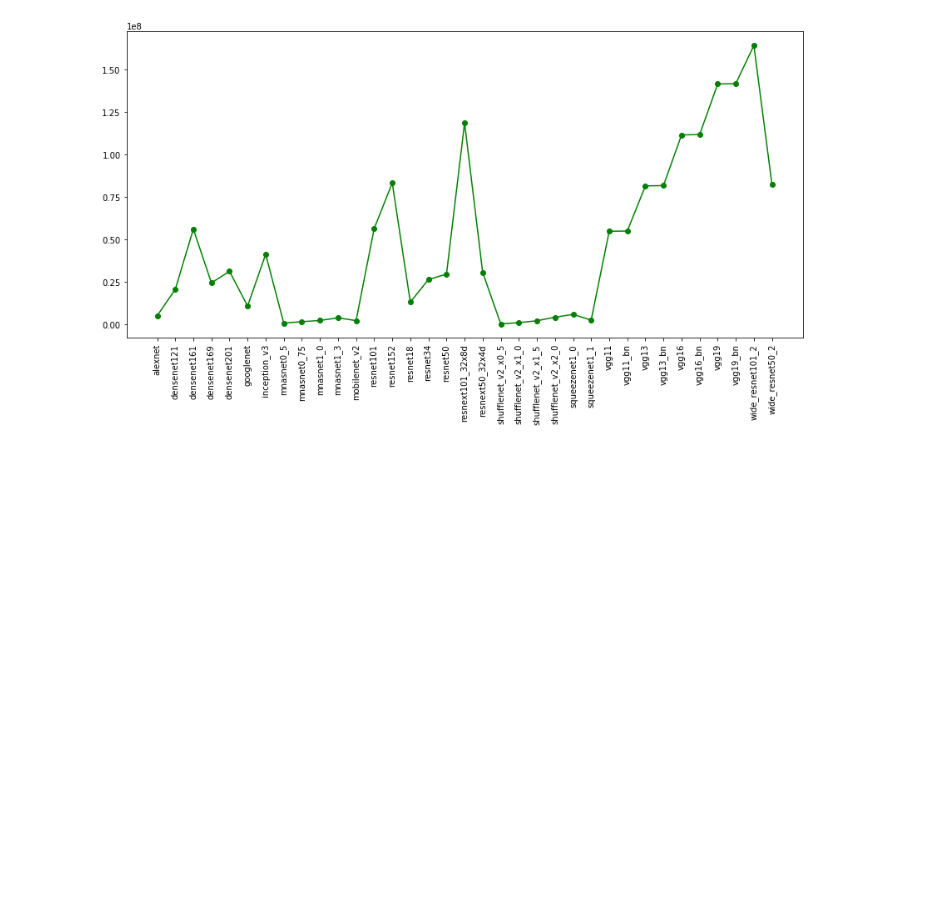
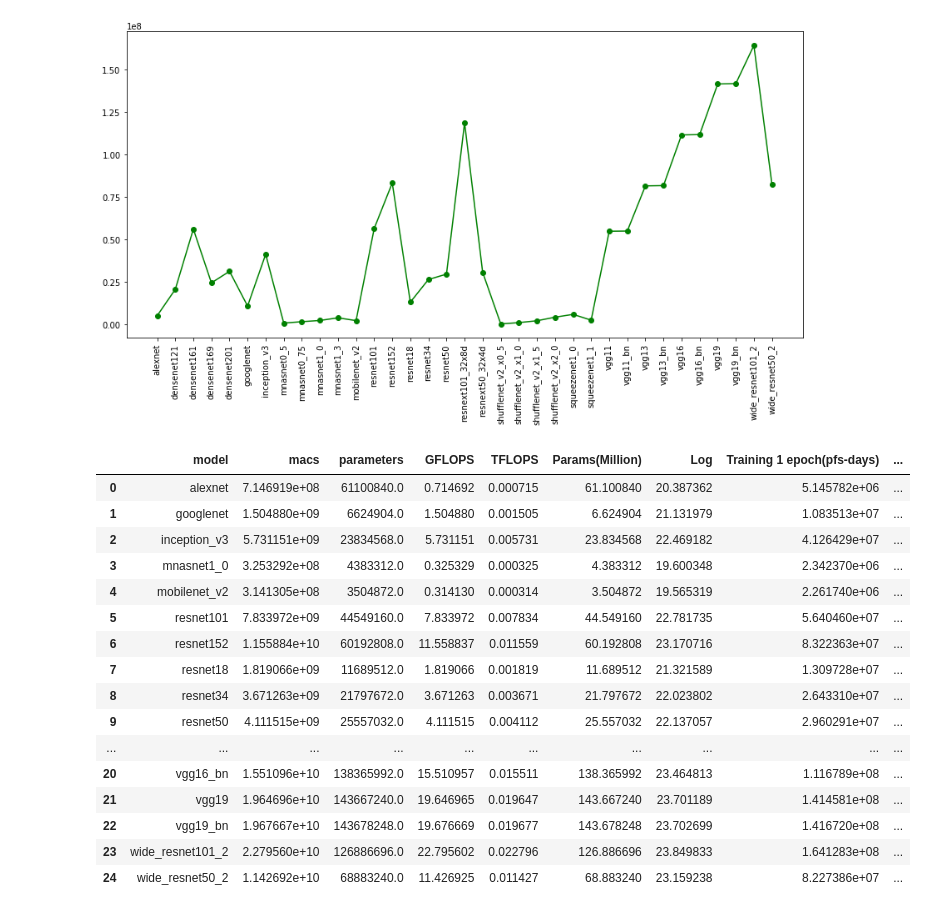
Before and after one commit to MScDissertation/model_hub, a Jupyter notebook: Vision models.ipynb, the cells around one changed output. Cells and saved outputs as stored; diff of their text form; code cells hidden in the pictures; blank space fills up the shorter version.

```diff
--- a/Vision models.ipynb
+++ b/Vision models.ipynb
@@ -51,0 +62,20 @@ plt.show()
+# %%
+merge_df
+# %% [output]
+|  | model | macs | parameters | GFLOPS | TFLOPS | Params(Million) | Log | Training 1 epoch(pfs-days) | ... |
+| 0 | alexnet | 7.146919e+08 | 61100840.0 | 0.714692 | 0.000715 | 61.100840 | 20.387362 | 5.145782e+06 | ... |
+| 1 | googlenet | 1.504880e+09 | 6624904.0 | 1.504880 | 0.001505 | 6.624904 | 21.131979 | 1.083513e+07 | ... |
+| 2 | inception_v3 | 5.731151e+09 | 23834568.0 | 5.731151 | 0.005731 | 23.834568 | 22.469182 | 4.126429e+07 | ... |
+| 3 | mnasnet1_0 | 3.253292e+08 | 4383312.0 | 0.325329 | 0.000325 | 4.383312 | 19.600348 | 2.342370e+06 | ... |
+| 4 | mobilenet_v2 | 3.141305e+08 | 3504872.0 | 0.314130 | 0.000314 | 3.504872 | 19.565319 | 2.261740e+06 | ... |
+| 5 | resnet101 | 7.833972e+09 | 44549160.0 | 7.833972 | 0.007834 | 44.549160 | 22.781735 | 5.640460e+07 | ... |
+| 6 | resnet152 | 1.155884e+10 | 60192808.0 | 11.558837 | 0.011559 | 60.192808 | 23.170716 | 8.322363e+07 | ... |
+| 7 | resnet18 | 1.819066e+09 | 11689512.0 | 1.819066 | 0.001819 | 11.689512 | 21.321589 | 1.309728e+07 | ... |
+| 8 | resnet34 | 3.671263e+09 | 21797672.0 | 3.671263 | 0.003671 | 21.797672 | 22.023802 | 2.643310e+07 | ... |
+| 9 | resnet50 | 4.111515e+09 | 25557032.0 | 4.111515 | 0.004112 | 25.557032 | 22.137057 | 2.960291e+07 | ... |
+| ... | ... | ... | ... | ... | ... | ... | ... | ... | ... |
+| 20 | vgg16_bn | 1.551096e+10 | 138365992.0 | 15.510957 | 0.015511 | 138.365992 | 23.464813 | 1.116789e+08 | ... |
+| 21 | vgg19 | 1.964696e+10 | 143667240.0 | 19.646965 | 0.019647 | 143.667240 | 23.701189 | 1.414581e+08 | ... |
+| 22 | vgg19_bn | 1.967667e+10 | 143678248.0 | 19.676669 | 0.019677 | 143.678248 | 23.702699 | 1.416720e+08 | ... |
+| 23 | wide_resnet101_2 | 2.279560e+10 | 126886696.0 | 22.795602 | 0.022796 | 126.886696 | 23.849833 | 1.641283e+08 | ... |
+| 24 | wide_resnet50_2 | 1.142692e+10 | 68883240.0 | 11.426925 | 0.011427 | 68.883240 | 23.159238 | 8.227386e+07 | ... |
```
Also changed, not shown: parts of 7 cells of this notebook, 2 other files.
